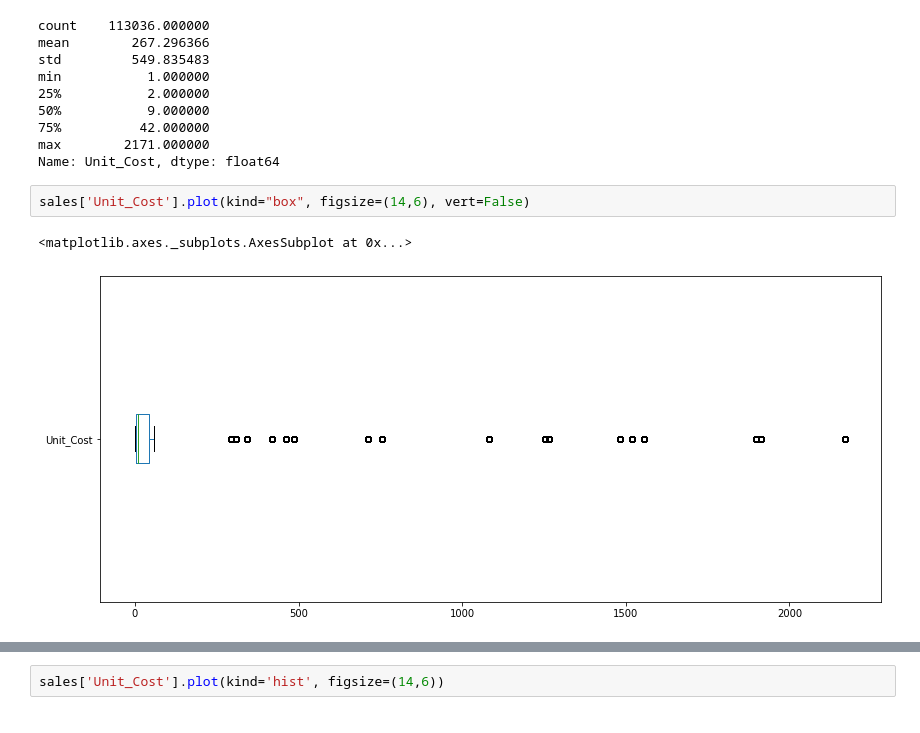
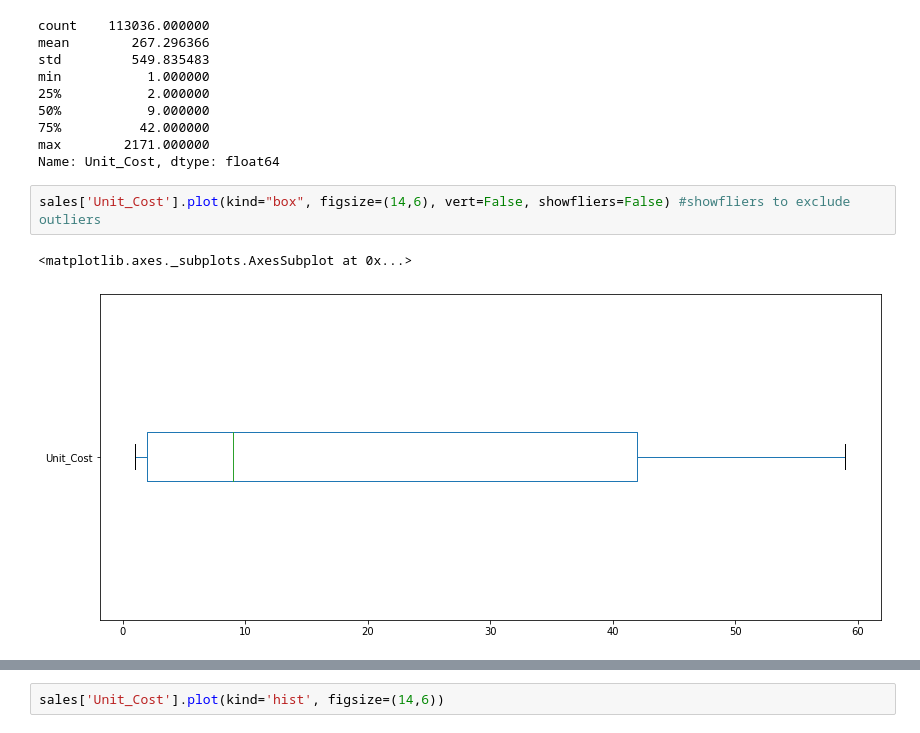
Before and after one commit to FrankS36/FreeCodeCamp-Pandas-Real-Life-Example, a Jupyter notebook: Exercises_1.ipynb, the cells around one changed output, grey strips where cells are left out. Cells and saved outputs as stored; diff of their text form.

```diff
--- a/Exercises_1.ipynb
+++ b/Exercises_1.ipynb
@@ -80,7 +80,7 @@ min           1.000000
 max        2171.000000
 Name: Unit_Cost, dtype: float64
 # %%
-sales['Unit_Cost'].plot(kind="box", figsize=(14,6), vert=False)
+sales['Unit_Cost'].plot(kind="box", figsize=(14,6), vert=False, showfliers=False) #showfliers to exclude outliers
 # %% [output]
 <matplotlib.axes._subplots.AxesSubplot at 0x...>
-[figure, old version]
+[figure, new version]
```
Also changed, not shown: parts of 1 cell of this notebook.
